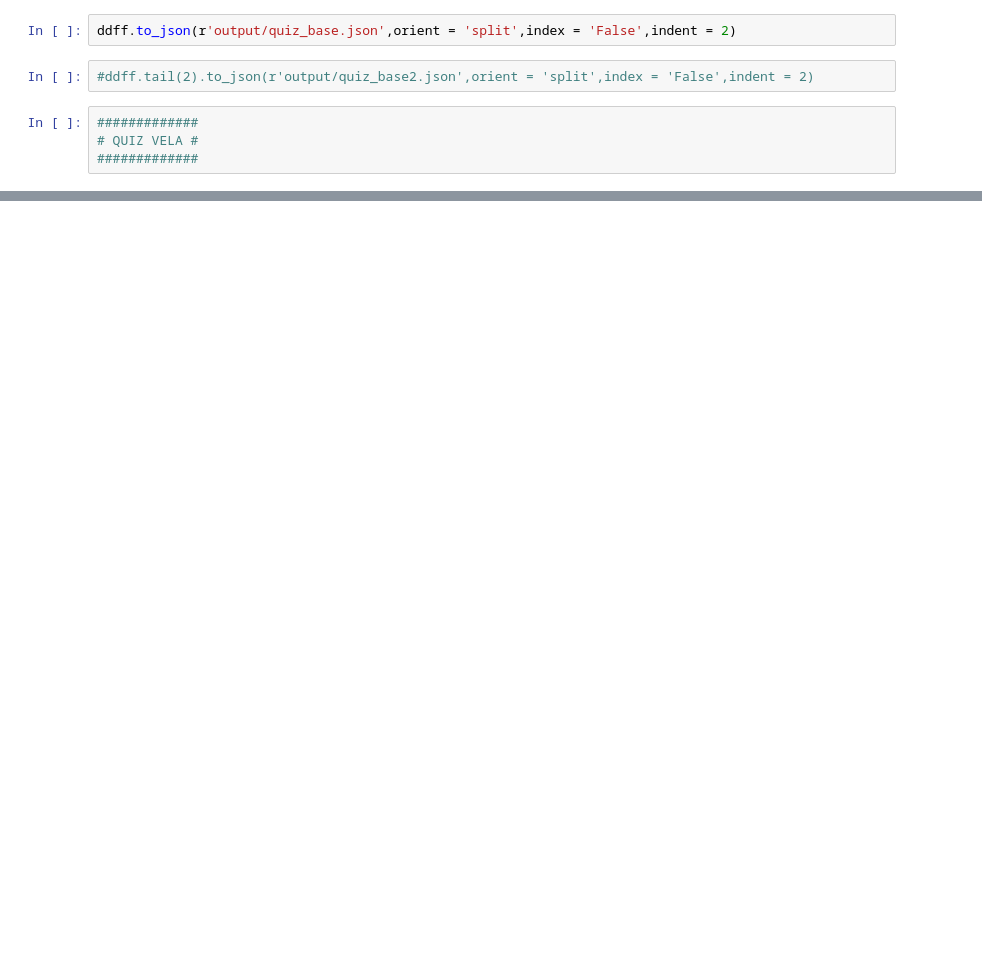
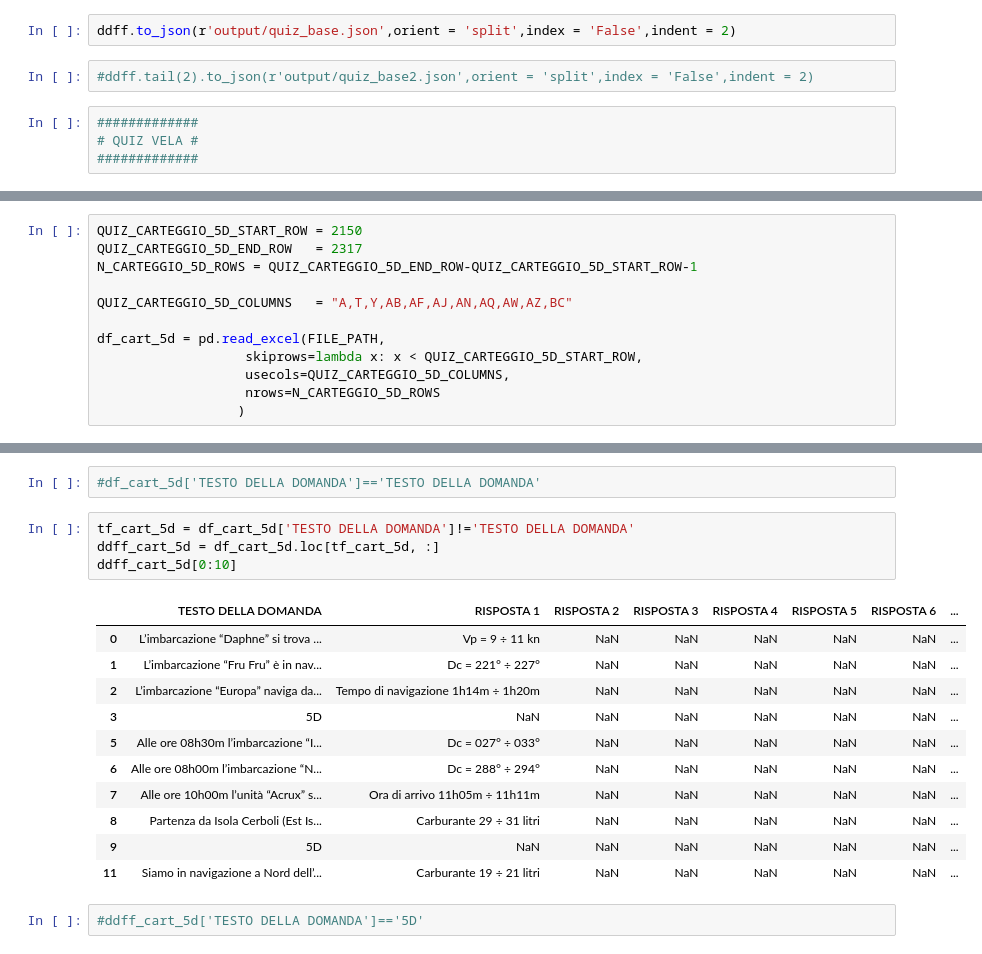
Before and after one commit to cristianoatwork/patente-nautica, a Jupyter notebook: jupiter_notebook/1 Quiz export into Json.ipynb, the cells around one changed output, grey strips where cells are left out. Drawn from its saved outputs; the diff is of its cells as text; blank space fills up the shorter version.

```diff
--- a/jupiter_notebook/1 Quiz export into Json.ipynb
+++ b/jupiter_notebook/1 Quiz export into Json.ipynb
@@ -182,0 +267,12 @@ ddff_vela.to_json(r'output/quiz_vela.json',orient = 'split',index = 'False',inde
+# %%
+QUIZ_CARTEGGIO_5D_START_ROW = 2150
+QUIZ_CARTEGGIO_5D_END_ROW   = 2317
+N_CARTEGGIO_5D_ROWS = QUIZ_CARTEGGIO_5D_END_ROW-QUIZ_CARTEGGIO_5D_START_ROW-1
+
+QUIZ_CARTEGGIO_5D_COLUMNS   = "A,T,Y,AB,AF,AJ,AN,AQ,AW,AZ,BC"
+
+df_cart_5d = pd.read_excel(FILE_PATH,
+                   skiprows=lambda x: x < QUIZ_CARTEGGIO_5D_START_ROW,
+                   usecols=QUIZ_CARTEGGIO_5D_COLUMNS,
+                   nrows=N_CARTEGGIO_5D_ROWS
+                  )
@@ -182,0 +292,20 @@ ddff_vela.to_json(r'output/quiz_vela.json',orient = 'split',index = 'False',inde
+# %%
+#df_cart_5d['TESTO DELLA DOMANDA']=='TESTO DELLA DOMANDA'
+# %%
+tf_cart_5d = df_cart_5d['TESTO DELLA DOMANDA']!='TESTO DELLA DOMANDA'
+ddff_cart_5d = df_cart_5d.loc[tf_cart_5d, :]
+ddff_cart_5d[0:10]
+# %% [output]
+|  | TESTO DELLA DOMANDA | RISPOSTA 1 | RISPOSTA 2 | RISPOSTA 3 | RISPOSTA 4 | RISPOSTA 5 | RISPOSTA 6 | ... |
+| 0 | L’imbarcazione “Daphne” si trova ... | Vp = 9 ÷ 11 kn | NaN | NaN | NaN | NaN | NaN | ... |
+| 1 | L’imbarcazione “Fru Fru” è in nav... | Dc = 221° ÷ 227° | NaN | NaN | NaN | NaN | NaN | ... |
+| 2 | L’imbarcazione “Europa” naviga da... | Tempo di navigazione 1h14m ÷ 1h20m | NaN | NaN | NaN | NaN | NaN | ... |
+| 3 | 5D | NaN | NaN | NaN | NaN | NaN | NaN | ... |
+| 5 | Alle ore 08h30m l’imbarcazione “I... | Dc = 027° ÷ 033° | NaN | NaN | NaN | NaN | NaN | ... |
+| 6 | Alle ore 08h00m l’imbarcazione “N... | Dc = 288° ÷ 294° | NaN | NaN | NaN | NaN | NaN | ... |
+| 7 | Alle ore 10h00m l’unità “Acrux” s... | Ora di arrivo 11h05m ÷ 11h11m | NaN | NaN | NaN | NaN | NaN | ... |
+| 8 | Partenza da Isola Cerboli (Est Is... | Carburante 29 ÷ 31 litri | NaN | NaN | NaN | NaN | NaN | ... |
+| 9 | 5D | NaN | NaN | NaN | NaN | NaN | NaN | ... |
+| 11 | Siamo in navigazione a Nord dell’... | Carburante 19 ÷ 21 litri | NaN | NaN | NaN | NaN | NaN | ... |
+# %%
+#ddff_cart_5d['TESTO DELLA DOMANDA']=='5D'
```
Also changed, not shown: parts of 41 cells of this notebook, 4 other files.
